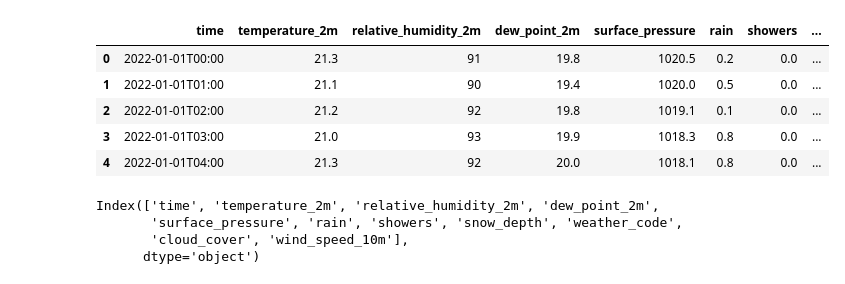
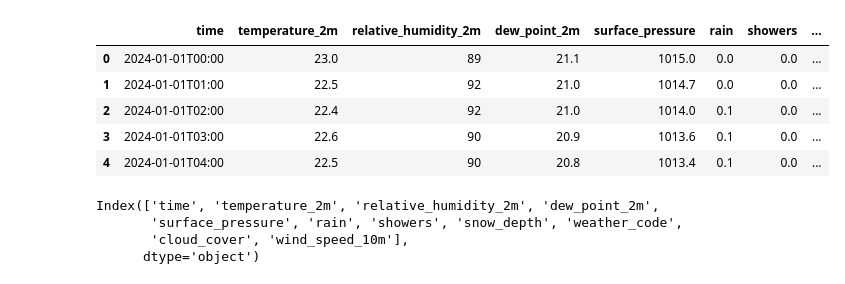
Before and after one commit to MinhHien2004/KHDL, a Jupyter notebook: Preprocessing.ipynb, the cells around one changed output. Cells and saved outputs as stored; diff of their text form; code cells hidden in the pictures.

```diff
--- a/Preprocessing.ipynb
+++ b/Preprocessing.ipynb
@@ -1,15 +1,15 @@
 # %%
 import pandas as pd
 
-data = pd.read_csv('weather_data_danang_15k.csv')
+data = pd.read_csv('weather_data_danang.csv')
 data.head()
 # %% [output]
 |  | time | temperature_2m | relative_humidity_2m | dew_point_2m | surface_pressure | rain | showers | ... |
-| 0 | 2022-01-01T00:00 | 21.3 | 91 | 19.8 | 1020.5 | 0.2 | 0.0 | ... |
-| 1 | 2022-01-01T01:00 | 21.1 | 90 | 19.4 | 1020.0 | 0.5 | 0.0 | ... |
-| 2 | 2022-01-01T02:00 | 21.2 | 92 | 19.8 | 1019.1 | 0.1 | 0.0 | ... |
-| 3 | 2022-01-01T03:00 | 21.0 | 93 | 19.9 | 1018.3 | 0.8 | 0.0 | ... |
-| 4 | 2022-01-01T04:00 | 21.3 | 92 | 20.0 | 1018.1 | 0.8 | 0.0 | ... |
+| 0 | 2024-01-01T00:00 | 23.0 | 89 | 21.1 | 1015.0 | 0.0 | 0.0 | ... |
+| 1 | 2024-01-01T01:00 | 22.5 | 92 | 21.0 | 1014.7 | 0.0 | 0.0 | ... |
+| 2 | 2024-01-01T02:00 | 22.4 | 92 | 21.0 | 1014.0 | 0.1 | 0.0 | ... |
+| 3 | 2024-01-01T03:00 | 22.6 | 90 | 20.9 | 1013.6 | 0.1 | 0.0 | ... |
+| 4 | 2024-01-01T04:00 | 22.5 | 90 | 20.8 | 1013.4 | 0.1 | 0.0 | ... |
 # %%
 data.columns
 # %% [output]
```
Also changed, not shown: parts of 26 cells of this notebook, 3 other files.
